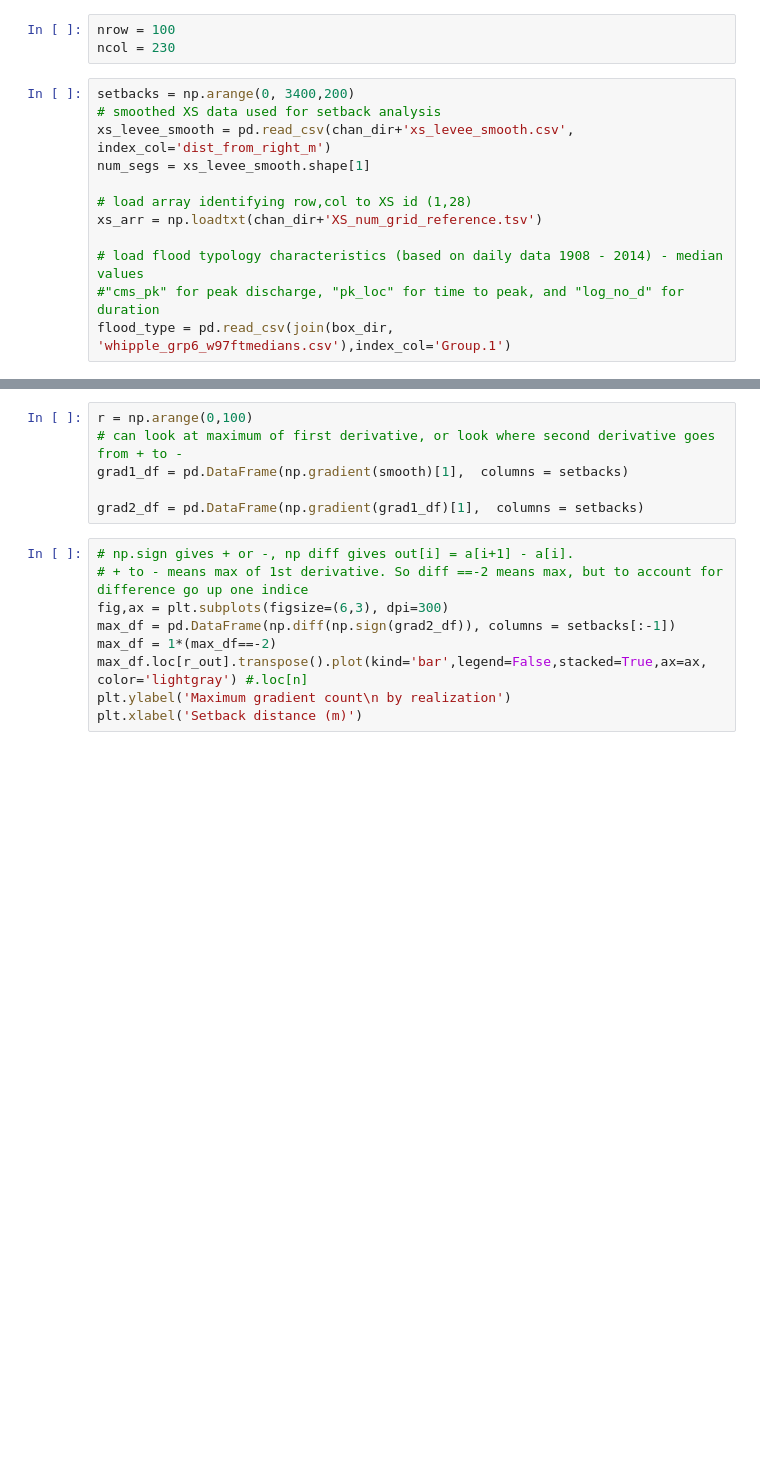
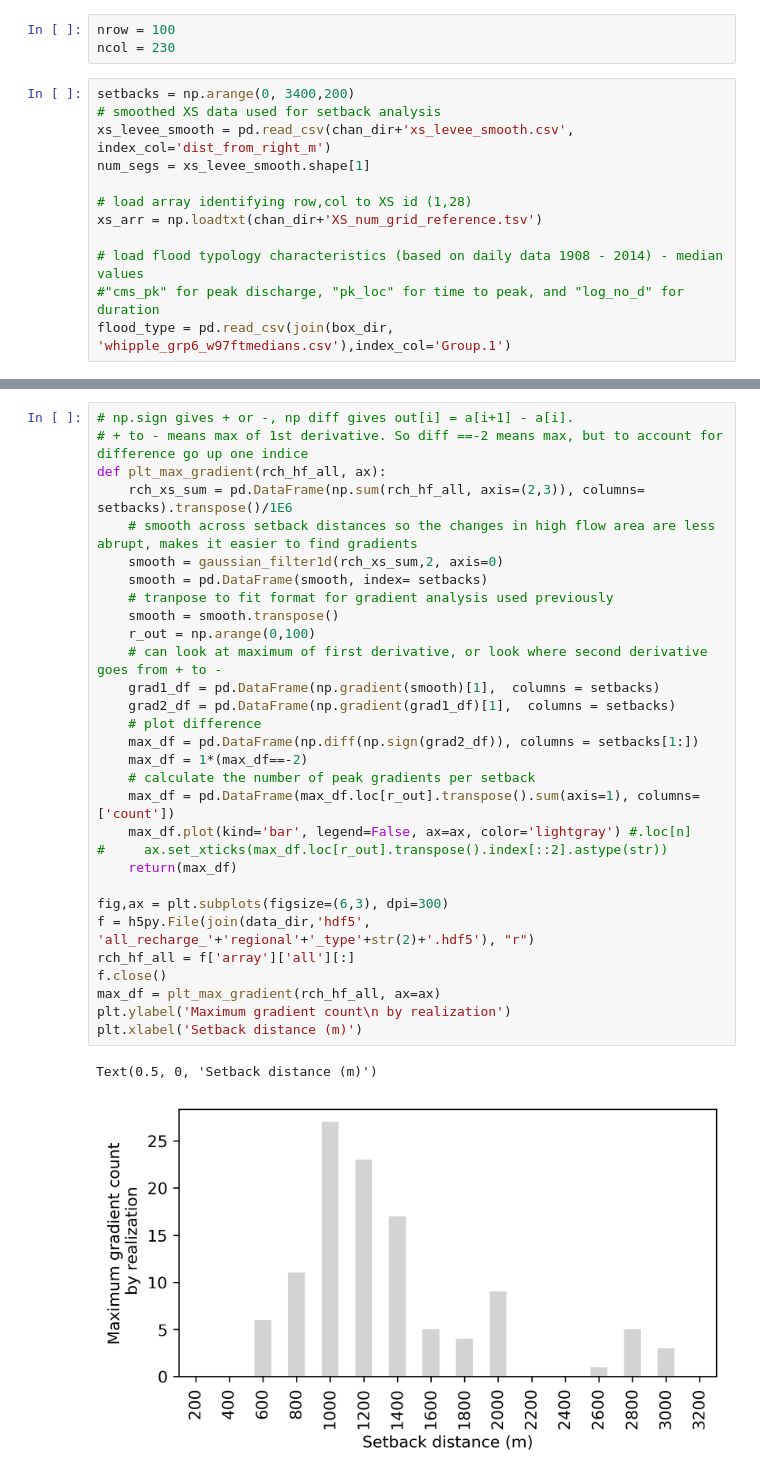
Before and after one commit to andrewcalderwood/CosumnesRiverRecharge, a Jupyter notebook: Projects/Levee_setback/levee_setback_distance_analysis/06b_recharge_plotting.ipynb, the cells around one changed output, grey strips where cells are left out. Saved outputs shown, nothing was run; the diff lists cells and outputs as text; blank space fills up the shorter version.

```diff
--- a/Projects/Levee_setback/levee_setback_distance_analysis/06b_recharge_plotting.ipynb
+++ b/Projects/Levee_setback/levee_setback_distance_analysis/06b_recharge_plotting.ipynb
@@ -133,15 +204,33 @@ smooth = smooth.transpose()
-# %%
-r = np.arange(0,100)
-# can look at maximum of first derivative, or look where second derivative goes from + to -
-grad1_df = pd.DataFrame(np.gradient(smooth)[1],  columns = setbacks)
-
-grad2_df = pd.DataFrame(np.gradient(grad1_df)[1],  columns = setbacks)
 # %%
 # np.sign gives + or -, np diff gives out[i] = a[i+1] - a[i].
 # + to - means max of 1st derivative. So diff ==-2 means max, but to account for difference go up one indice
+def plt_max_gradient(rch_hf_all, ax):
+    rch_xs_sum = pd.DataFrame(np.sum(rch_hf_all, axis=(2,3)), columns= setbacks).transpose()/1E6
+    # smooth across setback distances so the changes in high flow area are less abrupt, makes it easier to find gradients
+    smooth = gaussian_filter1d(rch_xs_sum,2, axis=0)
+    smooth = pd.DataFrame(smooth, index= setbacks)
+    # tranpose to fit format for gradient analysis used previously
+    smooth = smooth.transpose()
+    r_out = np.arange(0,100)
+    # can look at maximum of first derivative, or look where second derivative goes from + to -
+    grad1_df = pd.DataFrame(np.gradient(smooth)[1],  columns = setbacks)
+    grad2_df = pd.DataFrame(np.gradient(grad1_df)[1],  columns = setbacks)
+    # plot difference
+    max_df = pd.DataFrame(np.diff(np.sign(grad2_df)), columns = setbacks[1:])
+    max_df = 1*(max_df==-2)
+    # calculate the number of peak gradients per setback
+    max_df = pd.DataFrame(max_df.loc[r_out].transpose().sum(axis=1), columns=['count'])
+    max_df.plot(kind='bar', legend=False, ax=ax, color='lightgray') #.loc[n]
+#     ax.set_xticks(max_df.loc[r_out].transpose().index[::2].astype(str))
+    return(max_df)
+
 fig,ax = plt.subplots(figsize=(6,3), dpi=300)
-max_df = pd.DataFrame(np.diff(np.sign(grad2_df)), columns = setbacks[:-1])
-max_df = 1*(max_df==-2)
-max_df.loc[r_out].transpose().plot(kind='bar',legend=False,stacked=True,ax=ax, color='lightgray') #.loc[n]
+f = h5py.File(join(data_dir,'hdf5', 'all_recharge_'+'regional'+'_type'+str(2)+'.hdf5'), "r")
+rch_hf_all = f['array']['all'][:]
+f.close()
+max_df = plt_max_gradient(rch_hf_all, ax=ax)
 plt.ylabel('Maximum gradient count\n by realization')
 plt.xlabel('Setback distance (m)')
+# %% [output]
+Text(0.5, 0, 'Setback distance (m)')
+[figure, added]
```
Also changed, not shown: parts of 20 cells of this notebook, 28 other files.
